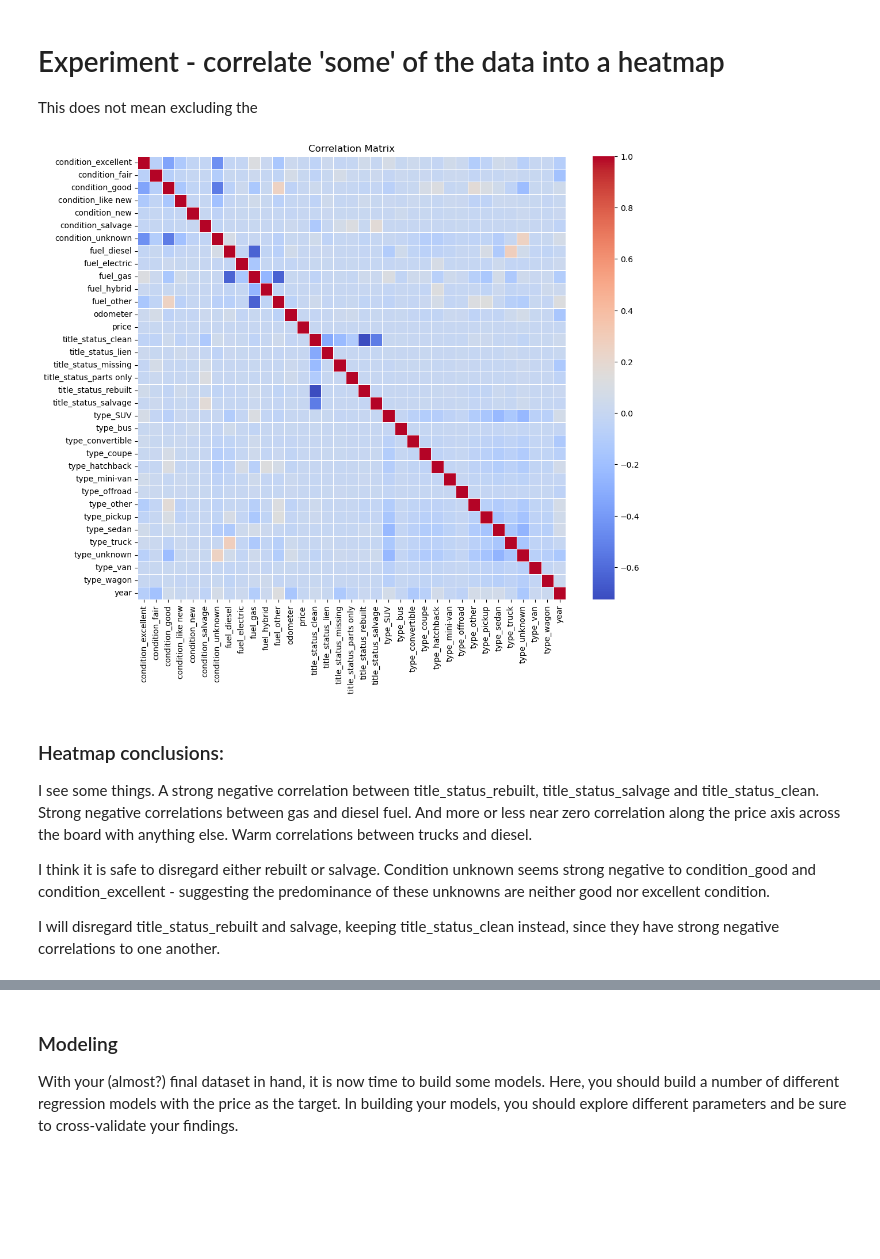
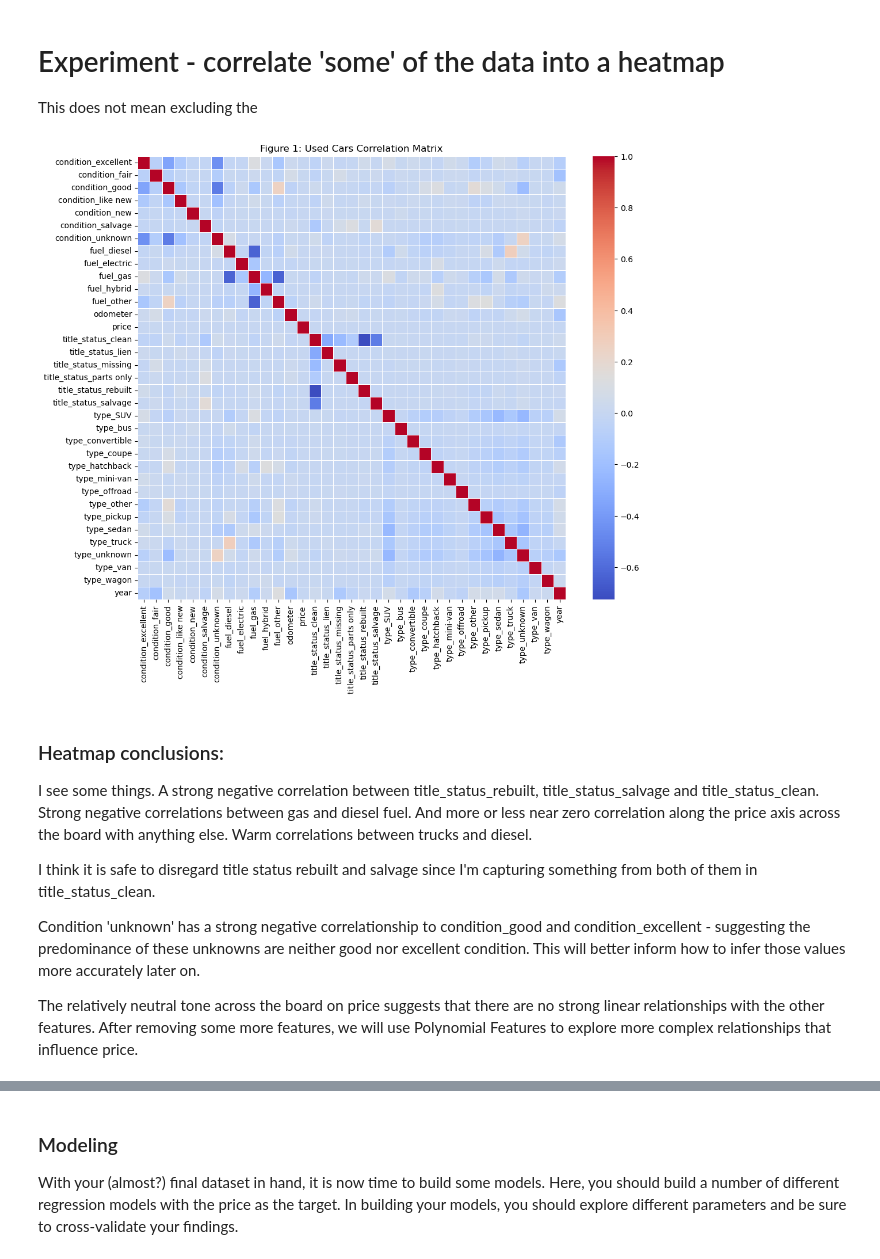
Before and after one commit to nonlinearcreative/PracticalApplication2-CarDealership, a Jupyter notebook: practical_application_II_starter/prompt_II.ipynb, the cells around one changed output, grey strips where cells are left out. Drawn from its saved outputs; the diff is of its cells as text; code cells hidden in the pictures; blank space fills up the shorter version.

```diff
--- a/practical_application_II_starter/prompt_II.ipynb
+++ b/practical_application_II_starter/prompt_II.ipynb
@@ -308,24 +308,27 @@ This does not mean excluding the
 # %%
 columns_to_exclude = [col for col in vehicles_cleaned.columns if 'paint_color' in col]
 columns_to_exclude += ['manufacturer', 'model', 'state']  # Add other non-numeric columns if necessary
 
 # Select columns for correlation by removing the ones to exclude
 columns_for_corr = vehicles_cleaned.columns.difference(columns_to_exclude)
 
 # Calculate the correlation matrix
 correlation_matrix = vehicles_cleaned[columns_for_corr].corr()
 
 # Plot the heatmap
 plt.figure(figsize=(12, 10))
 sns.heatmap(correlation_matrix, annot=False, cmap='coolwarm', linewidths=.5)
-plt.title('Correlation Matrix')
+plt.title('Figure 1: Used Cars Correlation Matrix')
+plt.savefig('images/fig1_price_correlation.png')
 plt.show()
 # %% [output]
-[figure, old version]
+[figure, new version]
 # %% [markdown]
 ### Heatmap conclusions:
 I see some things. A strong negative correlation between title_status_rebuilt, title_status_salvage and title_status_clean. Strong negative correlations between gas and diesel fuel. And more or less near zero correlation along the price axis across the board with anything else. Warm correlations between trucks and diesel.
 
-I think it is safe to disregard either rebuilt or salvage. Condition unknown seems strong negative to condition_good and condition_excellent - suggesting the predominance of these unknowns are neither good nor excellent condition.
+I think it is safe to disregard title status rebuilt and salvage since I'm capturing something from both of them in title_status_clean.
 
-I will disregard title_status_rebuilt and salvage, keeping title_status_clean instead, since they have strong negative correlations to one another.
+Condition 'unknown' has a strong negative correlationship to condition_good and condition_excellent - suggesting the predominance of these unknowns are neither good nor excellent condition. This will better inform how to infer those values more accurately later on.
+
+The relatively neutral tone across the board on price suggests that there are no strong linear relationships with the other features. After removing some more features, we will use Polynomial Features to explore more complex relationships that influence price.
```
Also changed, not shown: parts of 10 cells of this notebook, 4 other files.
